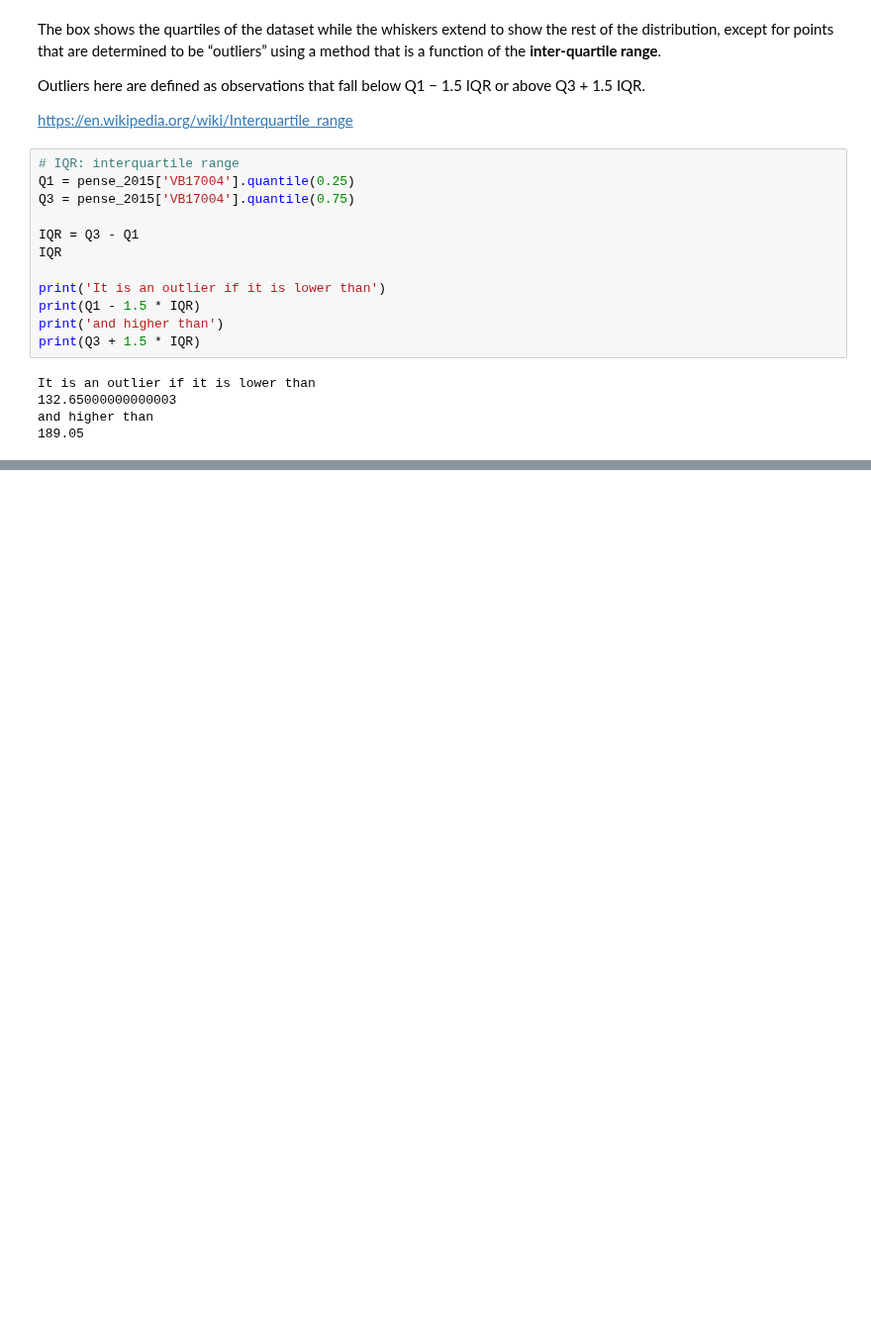
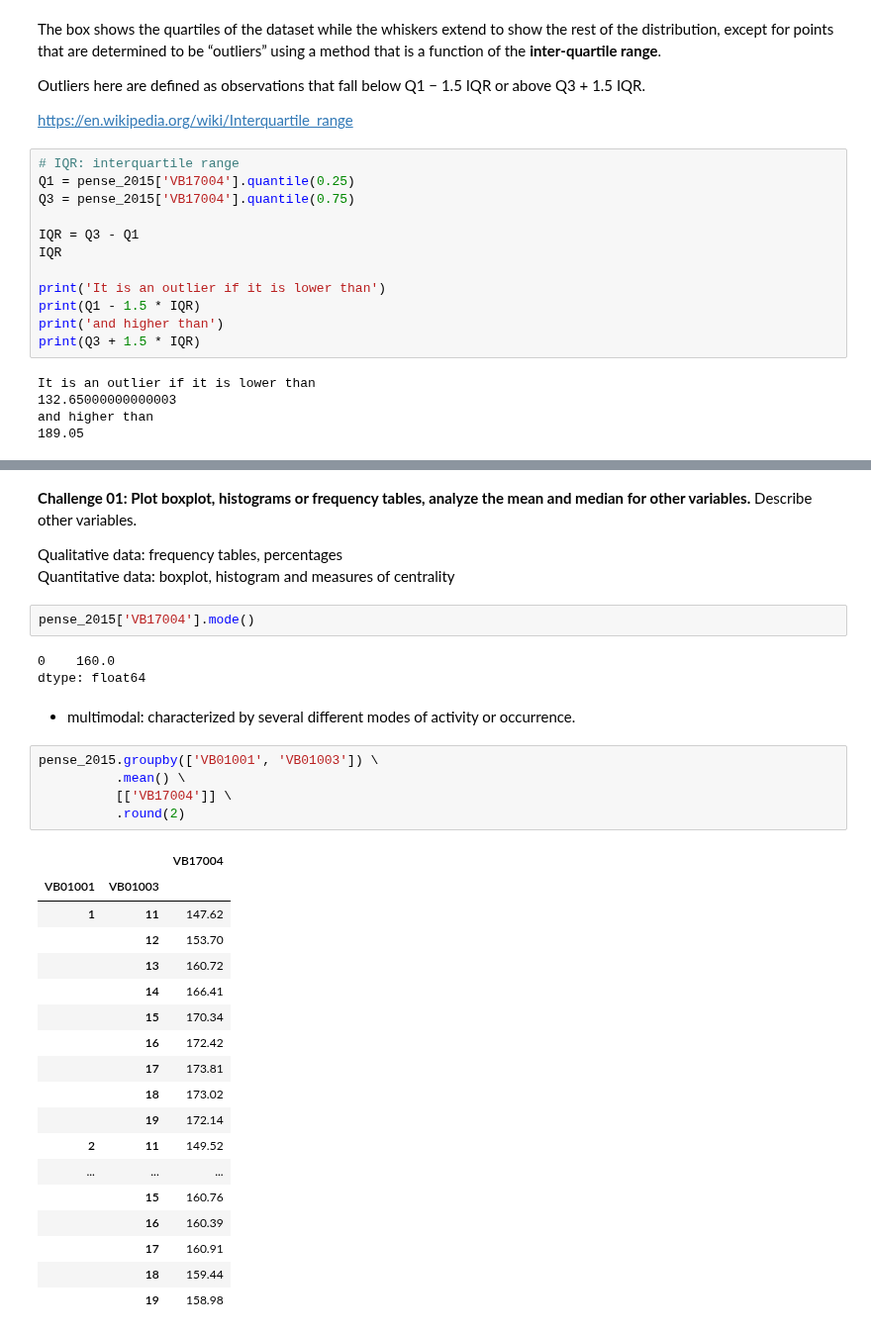
Before and after one commit to gabrielatrindade/alura-bootcamp, a Jupyter notebook: module3/pense_2015.ipynb, the cells around one changed output, grey strips where cells are left out. Shown at 99% size. Cells and saved outputs as stored; diff of their text form; blank space fills up the shorter version.

```diff
--- a/module3/pense_2015.ipynb
+++ b/module3/pense_2015.ipynb
@@ -1092,0 +1101,37 @@ and higher than
+# %% [markdown]
+**Challenge 01: Plot boxplot, histograms or frequency tables, analyze the mean and median for other variables.**
+Describe other variables.
+
+Qualitative data: frequency tables, percentages <br>
+Quantitative data: boxplot, histogram and measures of centrality
+# %%
+pense_2015['VB17004'].mode()
+# %% [output]
+0    160.0
+dtype: float64
+# %% [markdown]
+- multimodal: characterized by several different modes of activity or occurrence.
+# %%
+pense_2015.groupby(['VB01001', 'VB01003']) \
+          .mean() \
+          [['VB17004']] \
+          .round(2)
+# %% [output]
+|  |  | VB17004 |
+| VB01001 | VB01003 |  |
+| 1 | 11 | 147.62 |
+|  | 12 | 153.70 |
+|  | 13 | 160.72 |
+|  | 14 | 166.41 |
+|  | 15 | 170.34 |
+|  | 16 | 172.42 |
+|  | 17 | 173.81 |
+|  | 18 | 173.02 |
+|  | 19 | 172.14 |
+| 2 | 11 | 149.52 |
+| ... | ... | ... |
+|  | 15 | 160.76 |
+|  | 16 | 160.39 |
+|  | 17 | 160.91 |
+|  | 18 | 159.44 |
+|  | 19 | 158.98 |
```
Also changed, not shown: parts of 37 cells of this notebook.
